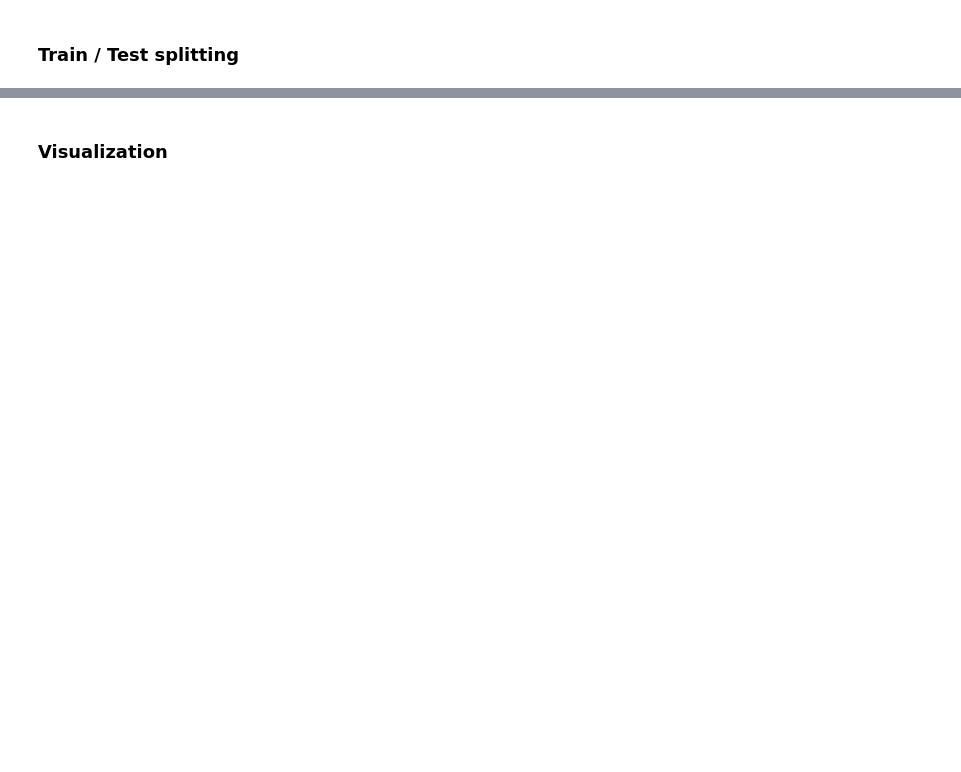
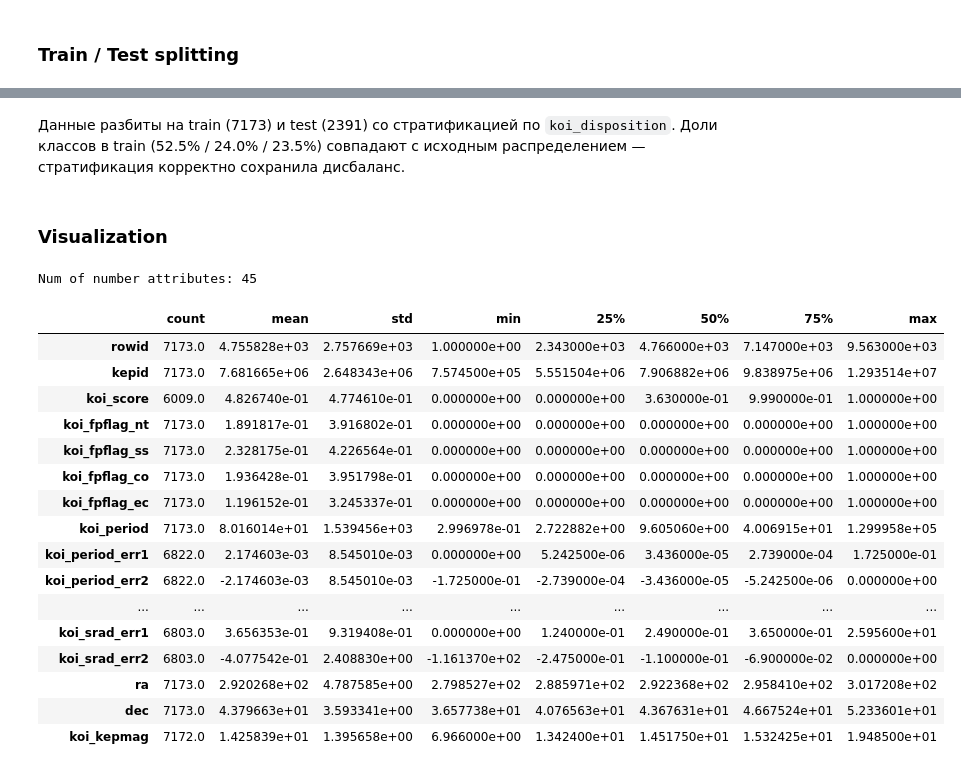
Before and after one commit to Akarfire/Machine-Learning-Course, a Jupyter notebook: Source/CodeNotebook.ipynb, the cells around one changed output, grey strips where cells are left out. Drawn from its saved outputs; the diff is of its cells as text; code cells hidden in the pictures; blank space fills up the shorter version.

```diff
--- a/Source/CodeNotebook.ipynb
+++ b/Source/CodeNotebook.ipynb
@@ -49,13 +89,35 @@ print("Class destribution in Train:\n", y_train.value_counts(normalize=True))
+# %% [markdown]
+Данные разбиты на train (7173) и test (2391) со стратификацией по `koi_disposition`.
+Доли классов в train (52.5% / 24.0% / 23.5%) совпадают с исходным распределением —
+стратификация корректно сохранила дисбаланс.
 # %% [markdown]
 ### Visualization
 # %%
 # Number attributes only
 num_cols = X_train.select_dtypes(include=[np.number]).columns.tolist()
 print(f"Num of number attributes: {len(num_cols)}")
 
 desc = X_train[num_cols].describe().T
-desc["missing_%"] = X_train[num_cols].isna().mean().values * 100
-desc.head(15)
+desc
+# %% [output]
+Num of number attributes: 45
+|  | count | mean | std | min | 25% | 50% | 75% | max |
+| rowid | 7173.0 | 4.755828e+03 | 2.757669e+03 | 1.000000e+00 | 2.343000e+03 | 4.766000e+03 | 7.147000e+03 | 9.563000e+03 |
+| kepid | 7173.0 | 7.681665e+06 | 2.648343e+06 | 7.574500e+05 | 5.551504e+06 | 7.906882e+06 | 9.838975e+06 | 1.293514e+07 |
+| koi_score | 6009.0 | 4.826740e-01 | 4.774610e-01 | 0.000000e+00 | 0.000000e+00 | 3.630000e-01 | 9.990000e-01 | 1.000000e+00 |
+| koi_fpflag_nt | 7173.0 | 1.891817e-01 | 3.916802e-01 | 0.000000e+00 | 0.000000e+00 | 0.000000e+00 | 0.000000e+00 | 1.000000e+00 |
+| koi_fpflag_ss | 7173.0 | 2.328175e-01 | 4.226564e-01 | 0.000000e+00 | 0.000000e+00 | 0.000000e+00 | 0.000000e+00 | 1.000000e+00 |
+| koi_fpflag_co | 7173.0 | 1.936428e-01 | 3.951798e-01 | 0.000000e+00 | 0.000000e+00 | 0.000000e+00 | 0.000000e+00 | 1.000000e+00 |
+| koi_fpflag_ec | 7173.0 | 1.196152e-01 | 3.245337e-01 | 0.000000e+00 | 0.000000e+00 | 0.000000e+00 | 0.000000e+00 | 1.000000e+00 |
+| koi_period | 7173.0 | 8.016014e+01 | 1.539456e+03 | 2.996978e-01 | 2.722882e+00 | 9.605060e+00 | 4.006915e+01 | 1.299958e+05 |
+| koi_period_err1 | 6822.0 | 2.174603e-03 | 8.545010e-03 | 0.000000e+00 | 5.242500e-06 | 3.436000e-05 | 2.739000e-04 | 1.725000e-01 |
+| koi_period_err2 | 6822.0 | -2.174603e-03 | 8.545010e-03 | -1.725000e-01 | -2.739000e-04 | -3.436000e-05 | -5.242500e-06 | 0.000000e+00 |
+| ... | ... | ... | ... | ... | ... | ... | ... | ... |
+| koi_srad_err1 | 6803.0 | 3.656353e-01 | 9.319408e-01 | 0.000000e+00 | 1.240000e-01 | 2.490000e-01 | 3.650000e-01 | 2.595600e+01 |
+| koi_srad_err2 | 6803.0 | -4.077542e-01 | 2.408830e+00 | -1.161370e+02 | -2.475000e-01 | -1.100000e-01 | -6.900000e-02 | 0.000000e+00 |
+| ra | 7173.0 | 2.920268e+02 | 4.787585e+00 | 2.798527e+02 | 2.885971e+02 | 2.922368e+02 | 2.958410e+02 | 3.017208e+02 |
+| dec | 7173.0 | 4.379663e+01 | 3.593341e+00 | 3.657738e+01 | 4.076563e+01 | 4.367631e+01 | 4.667524e+01 | 5.233601e+01 |
+| koi_kepmag | 7172.0 | 1.425839e+01 | 1.395658e+00 | 6.966000e+00 | 1.342400e+01 | 1.451750e+01 | 1.532425e+01 | 1.948500e+01 |
 # %%
 # Plots for some of the key attributes
 key_cols = ["koi_period", "koi_prad", "koi_teq", "koi_insol", "koi_model_snr"]
```
Also changed, not shown: parts of 31 cells of this notebook.
